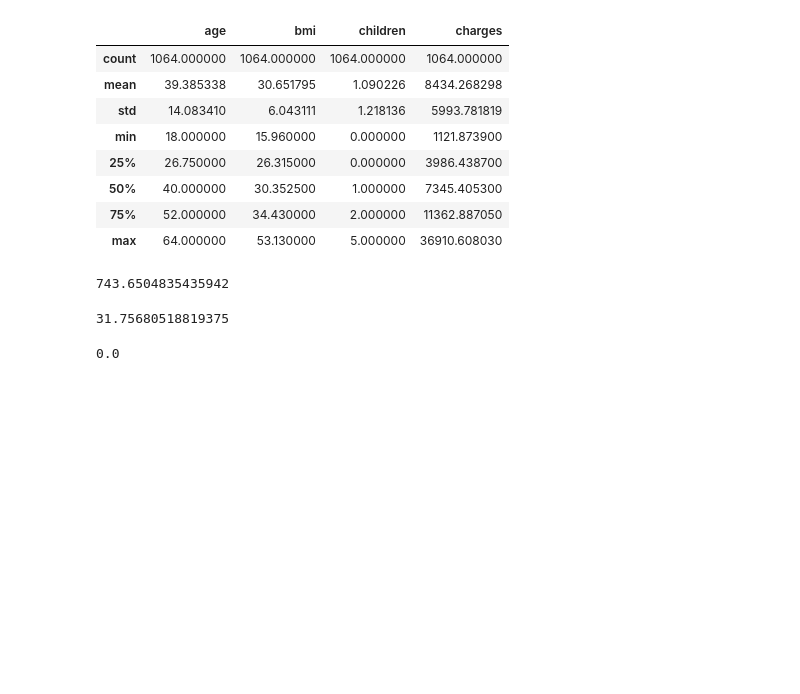
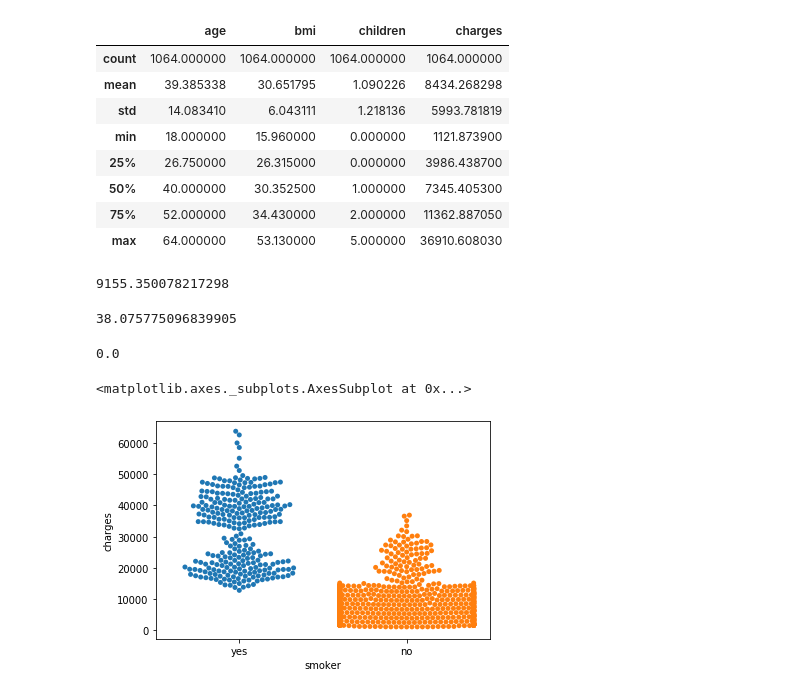
Before and after one commit to KyLarson-Research/AP_Statistics, a Jupyter notebook: smoker.ipynb, the cells around one changed output. Saved outputs shown, nothing was run; the diff lists cells and outputs as text; code cells hidden in the pictures; blank space fills up the shorter version.

```diff
--- a/smoker.ipynb
+++ b/smoker.ipynb
@@ -1,4 +1,4 @@
 # %%
 import pandas as pd
-data_smoker = pd.read_csv('AxisInsurance.csv')
+inscurance_data = pd.read_csv('AxisInsurance.csv')
 # %%
@@ -74,17 +74,17 @@ s_no = 8434.268298
 n_no = 1064
 s_yes = 11541.547176
 n_yes = 274
-s_combined = (s_no**2/n_no+s_yes**2/n_yes)**.5
+s_combined = (((s_no**2)*(n_no-1)+(s_yes**2)*(n_yes-1))/(n_no+n_yes-2))**.5
 print(s_combined)
 # %% [output]
-743.6504835435942
+9155.350078217298
 # %%
 Xbar_no = 32050.231832
 Xbar_yes = 8434.268298
-tstat = (Xbar_no - Xbar_yes)/s_combined
+tstat = (Xbar_no - Xbar_yes)/(s_combined*(1/n_no+1/n_yes)**.5)
 print(tstat)
 # %% [output]
-31.75680518819375
+38.075775096839905
 # %%
 from scipy.stats import t
 T = t(df=n_no+n_yes-2, loc=0, scale=1)
@@ -92,3 +92,10 @@ pvalue = 1-T.cdf(tstat )
 print(pvalue)
 # %% [output]
 0.0
+# %%
+import seaborn as sns
+sns.swarmplot(x=inscurance_data['smoker'],
+              y=inscurance_data['charges'])
+# %% [output]
+<matplotlib.axes._subplots.AxesSubplot at 0x...>
+[figure, added]
```
Also changed, not shown: parts of 27 cells of this notebook, 1 other file.
